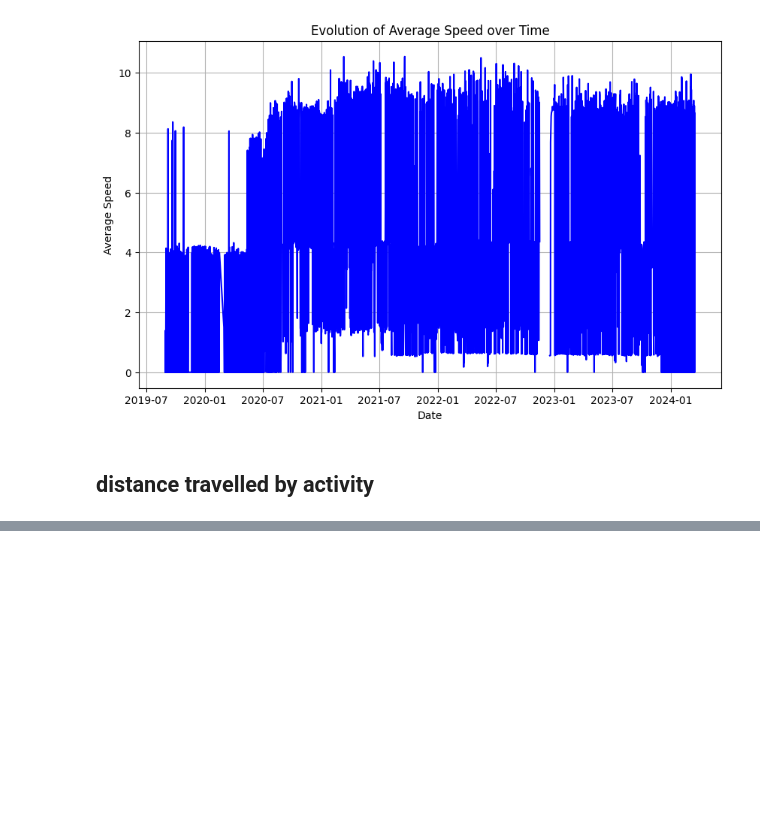
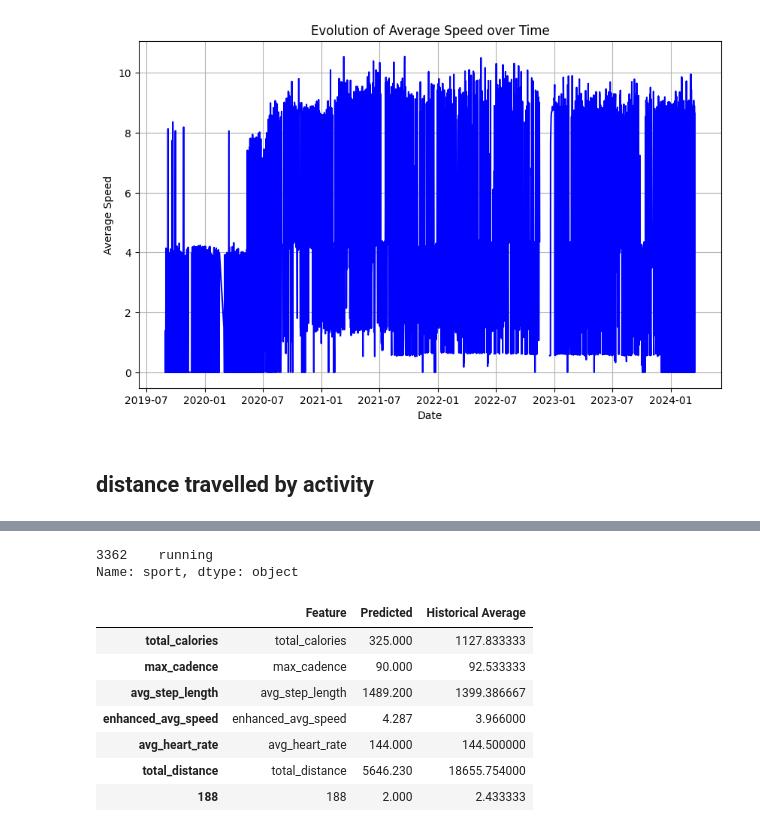
Before and after one commit to nicblanc/overcome-tomorrow, a Jupyter notebook: notebooks/anaylse_dataset.ipynb, the cells around one changed output, grey strips where cells are left out. Drawn from its saved outputs; the diff is of its cells as text; code cells hidden in the pictures; blank space fills up the shorter version.

```diff
--- a/notebooks/anaylse_dataset.ipynb
+++ b/notebooks/anaylse_dataset.ipynb
@@ -575,0 +567,16 @@ ModuleNotFoundError: No module named 'mpl_toolkits.basemap'
+# %%
+y_pred["sport"]
+# %% [output]
+3362    running
+Name: sport, dtype: object
+# %%
+compare_activity_to_history(y_pred, activity_df, ["total_calories", "max_cadence", "avg_step_length", "enhanced_avg_speed", "avg_heart_rate", "total_distance", "188"], "running", 30)
+# %% [output]
+|  | Feature | Predicted | Historical Average |
+| total_calories | total_calories | 325.000 | 1127.833333 |
+| max_cadence | max_cadence | 90.000 | 92.533333 |
+| avg_step_length | avg_step_length | 1489.200 | 1399.386667 |
+| enhanced_avg_speed | enhanced_avg_speed | 4.287 | 3.966000 |
+| avg_heart_rate | avg_heart_rate | 144.000 | 144.500000 |
+| total_distance | total_distance | 5646.230 | 18655.754000 |
+| 188 | 188 | 2.000 | 2.433333 |
```
Also changed, not shown: parts of 20 cells of this notebook.
